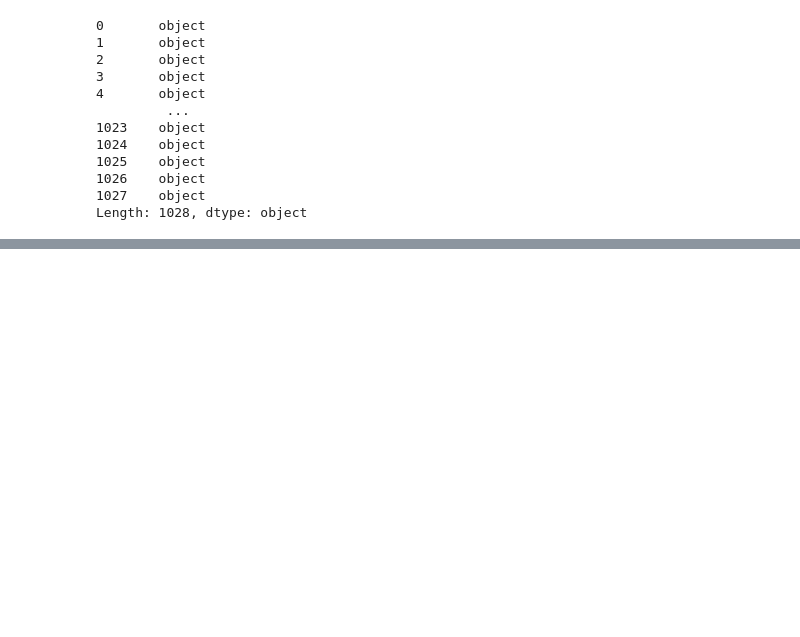
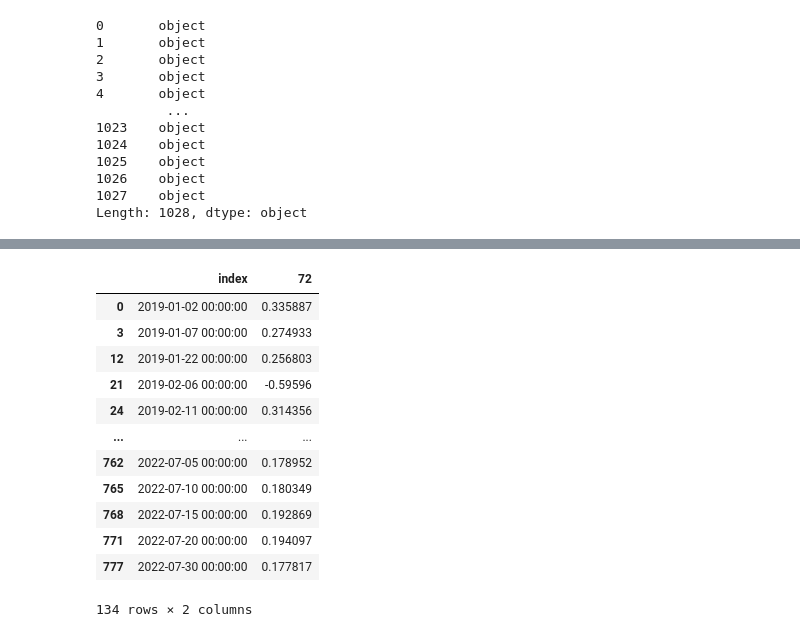
Before and after one commit to Mert-Cihangiroglu/Data-Science-Portfolio, a Jupyter notebook: Geospatial Data Processing/Dusaf-Polygons-E0M-Index-Analysis/EOM_Data_Processing.ipynb, the cells around one changed output, grey strips where cells are left out. Saved outputs shown, nothing was run; the diff lists cells and outputs as text; code cells hidden in the pictures; blank space fills up the shorter version.

```diff
--- a/Geospatial Data Processing/Dusaf-Polygons-E0M-Index-Analysis/EOM_Data_Processing.ipynb
+++ b/Geospatial Data Processing/Dusaf-Polygons-E0M-Index-Analysis/EOM_Data_Processing.ipynb
@@ -68,0 +154,20 @@ for row in dusaf_T.itertuples():
+# %%
+for i in range(1027):
+    if len(list_fields[i]) == 0:
+        list_fields.pop(i)
+# %%
+list_fields[72]
+# %% [output]
+|  | index | 72 |
+| 0 | 2019-01-02 00:00:00 | 0.335887 |
+| 3 | 2019-01-07 00:00:00 | 0.274933 |
+| 12 | 2019-01-22 00:00:00 | 0.256803 |
+| 21 | 2019-02-06 00:00:00 | -0.59596 |
+| 24 | 2019-02-11 00:00:00 | 0.314356 |
+| ... | ... | ... |
+| 762 | 2022-07-05 00:00:00 | 0.178952 |
+| 765 | 2022-07-10 00:00:00 | 0.180349 |
+| 768 | 2022-07-15 00:00:00 | 0.192869 |
+| 771 | 2022-07-20 00:00:00 | 0.194097 |
+| 777 | 2022-07-30 00:00:00 | 0.177817 |
+134 rows × 2 columns
```
Also changed, not shown: parts of 17 cells of this notebook, 2 other files.
